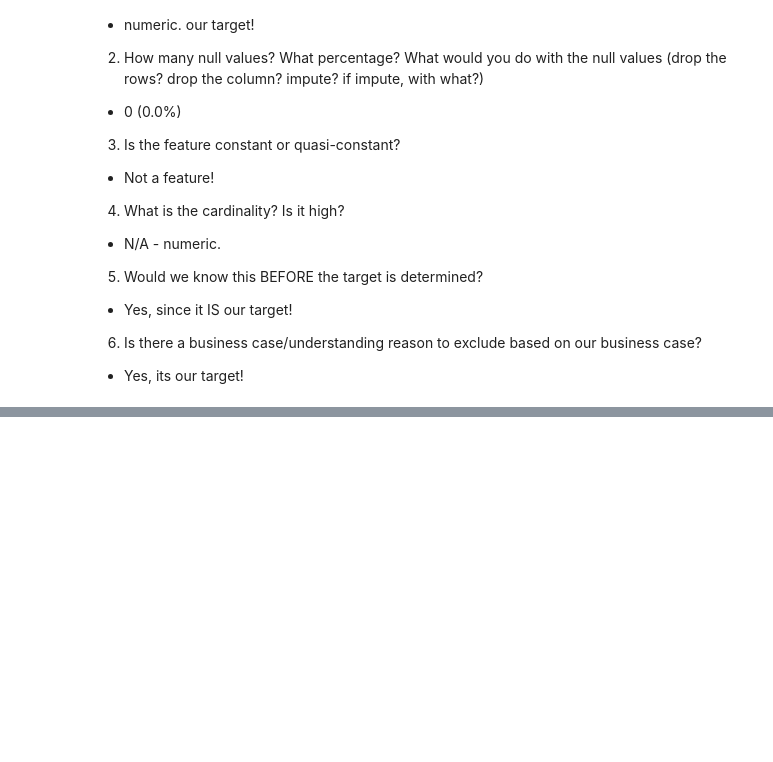
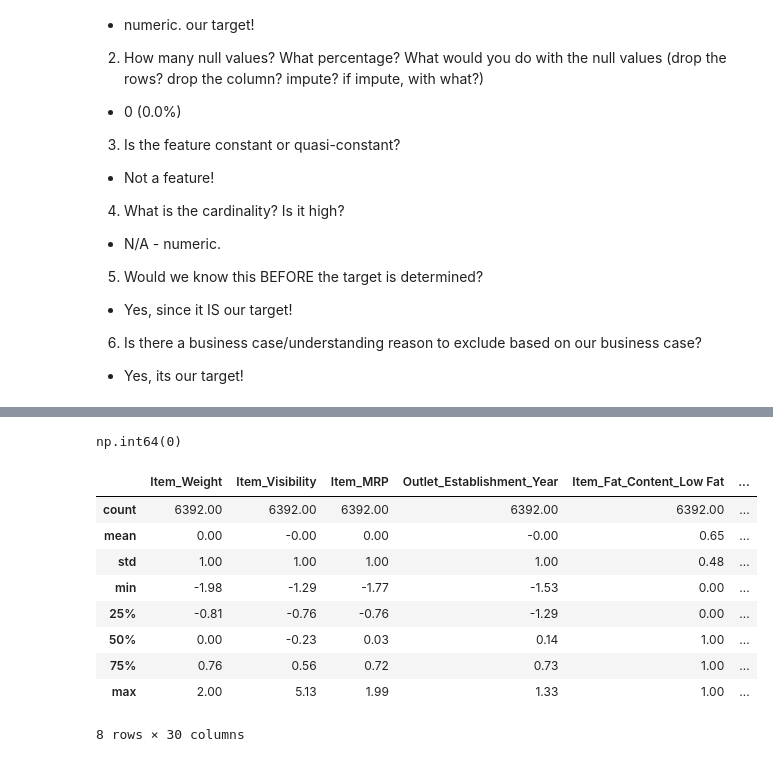
Before and after one commit to Dounia-Awni/Prediction-Of-Product-Sales, a Jupyter notebook: Prediction_of_product_sales.ipynb, the cells around one changed output, grey strips where cells are left out. Saved outputs shown, nothing was run; the diff lists cells and outputs as text; code cells hidden in the pictures; blank space fills up the shorter version.

```diff
--- a/Prediction_of_product_sales.ipynb
+++ b/Prediction_of_product_sales.ipynb
@@ -1106,0 +1334,15 @@ explore_numeric(df, feature)
+# %%
+#Making a numeric tuple for ColumnTransformer
+num_tuple = ('numeric',numeric_pipe, num_cols)
+
+#Making a categorical tuple for ColumnTransformer
+cat_tuple = ('categorical',cat_pipe, cat_cols)
+
+#Making a ordinal tuple for ColumnTransformer
+ord_tuple = ('ordinal',ord_pipe, ord_cols)
+# %%
+#Instantiate ColumnTransformer
+col_trans = ColumnTransformer(transformers=[num_tuple,cat_tuple,ord_tuple],verbose_feature_names_out=False)
+# %%
+#Fitting ColumnTransformer on X_train
+col_trans.fit(X_train)
@@ -1106,0 +1367,5 @@ explore_numeric(df, feature)
+# %%
+#Transform the training data
+X_train_processed = col_trans.transform(X_train)
+#View the processed training data
+X_train_processed.head()
@@ -1106,0 +1393,17 @@ explore_numeric(df, feature)
+# %%
+X_train_processed.isna().sum().sum()
+# %% [output]
+np.int64(0)
+# %%
+X_train_processed.describe().round(2)
+# %% [output]
+|  | Item_Weight | Item_Visibility | Item_MRP | Outlet_Establishment_Year | Item_Fat_Content_Low Fat | ... |
+| count | 6392.00 | 6392.00 | 6392.00 | 6392.00 | 6392.00 | ... |
+| mean | 0.00 | -0.00 | 0.00 | -0.00 | 0.65 | ... |
+| std | 1.00 | 1.00 | 1.00 | 1.00 | 0.48 | ... |
+| min | -1.98 | -1.29 | -1.77 | -1.53 | 0.00 | ... |
+| 25% | -0.81 | -0.76 | -0.76 | -1.29 | 0.00 | ... |
+| 50% | 0.00 | -0.23 | 0.03 | 0.14 | 1.00 | ... |
+| 75% | 0.76 | 0.56 | 0.72 | 0.73 | 1.00 | ... |
+| max | 2.00 | 5.13 | 1.99 | 1.33 | 1.00 | ... |
+8 rows × 30 columns
```
Also changed, not shown: parts of 22 cells of this notebook.
